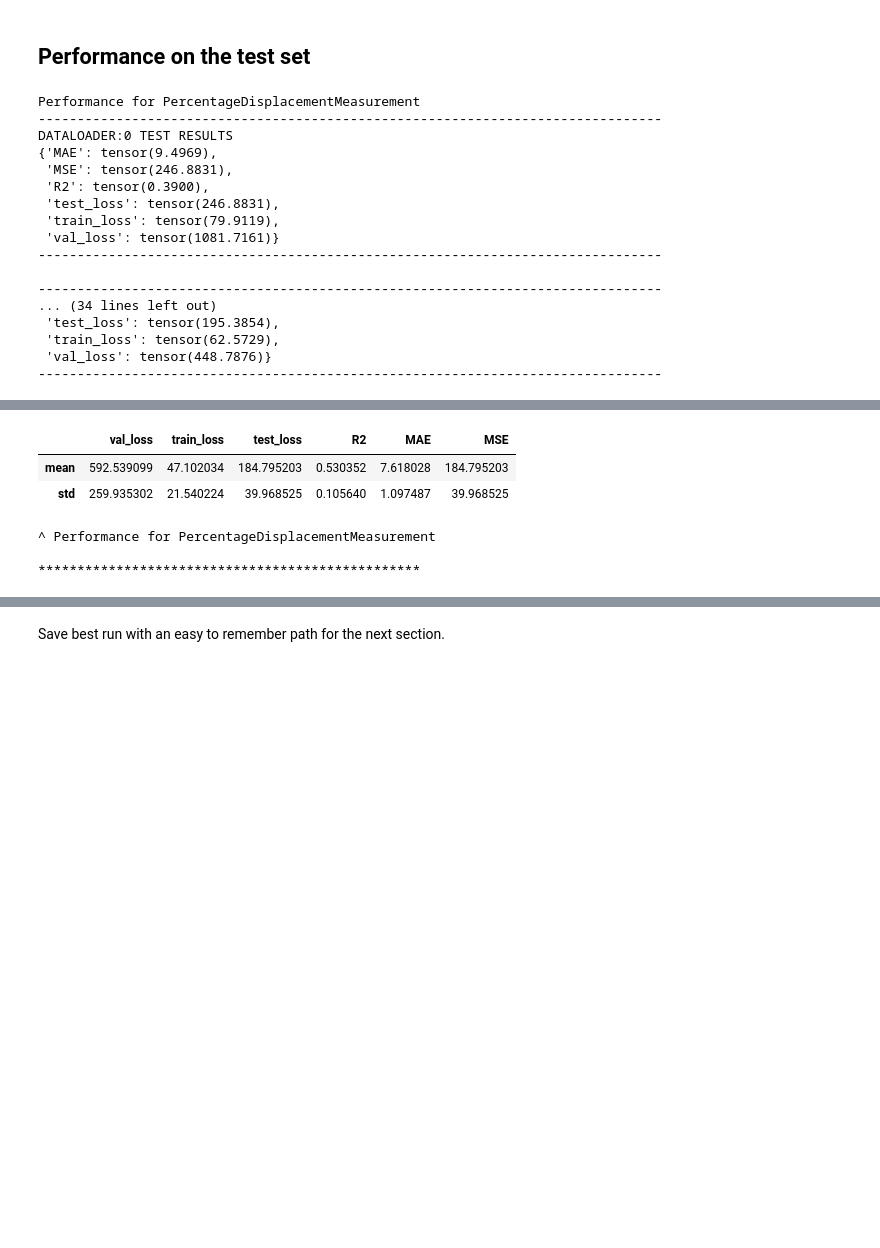
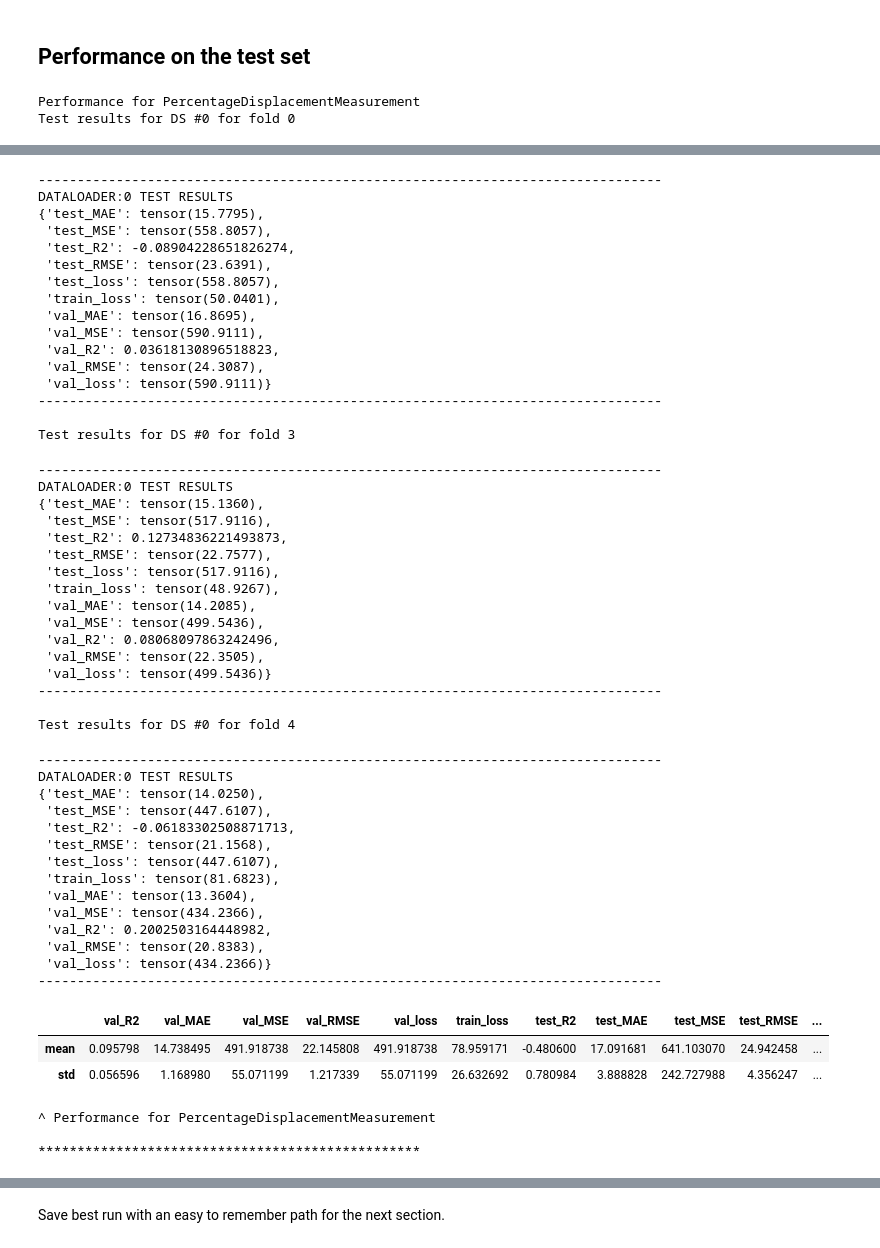
Before and after one commit to openkinome/experiments-binding-affinity, a Jupyter notebook: ligand-based/MorganFingerprint/LNN/train+test.ipynb, the cells around one changed output, grey strips where cells are left out. Cells and saved outputs as stored; diff of their text form; code cells hidden in the pictures; blank space fills up the shorter version.

```diff
--- a/ligand-based/MorganFingerprint/LNN/train+test.ipynb
+++ b/ligand-based/MorganFingerprint/LNN/train+test.ipynb
@@ -80,13 +80,13 @@ from pytorch_lightning import callbacks as plcb
 datamodule = MultiDataModule(
     datasets=[datasets[ONE_KINASE][mtype] for mtype in MEASUREMENT_TYPES],
     observation_models=[obs_models[mtype] for mtype in MEASUREMENT_TYPES],
-    batch_size=128, num_workers=4,
+    batch_size=128, num_workers=1,
 )
 
 # Configure callbacks
 early_stopping = plcb.EarlyStopping(
     monitor="val_loss",
-    min_delta=0.000000,
+    min_delta=0.00001,
     patience=10,
     mode="min",
 )
@@ -184,7 +189,6 @@ import pandas as pd
 # Wait on https://github.com/PyTorchLightning/pytorch-lightning/pull/4480 to use multiple dataloaders
 for index in datamodule.dataset_indices_by_size(reverse=True):
     print(f"Performance for {datamodule.measurement_types[index]}")
-    datamodule.active_dataset_index = index
     display(pd.DataFrame.from_dict(trainer.test(datamodule=datamodule, dataset_index=index)))
     print(f"^ Performance for {datamodule.measurement_types[index]}")
     print()
@@ -192,19 +196,4 @@ for index in datamodule.dataset_indices_by_size(reverse=True):
     print()
 # %% [output]
 Performance for PercentageDisplacementMeasurement
---------------------------------------------------------------------------------
-DATALOADER:0 TEST RESULTS
-{'MAE': tensor(9.4969),
- 'MSE': tensor(246.8831),
- 'R2': tensor(0.3900),
- 'test_loss': tensor(246.8831),
- 'train_loss': tensor(79.9119),
- 'val_loss': tensor(1081.7161)}
---------------------------------------------------------------------------------
-
---------------------------------------------------------------------------------
-... (34 lines left out)
- 'test_loss': tensor(195.3854),
- 'train_loss': tensor(62.5729),
- 'val_loss': tensor(448.7876)}
---------------------------------------------------------------------------------
+Test results for DS #0 for fold 0
@@ -211,9 +232,55 @@ DATALOADER:0 TEST RESULTS
+--------------------------------------------------------------------------------
+DATALOADER:0 TEST RESULTS
+{'test_MAE': tensor(15.7795),
+ 'test_MSE': tensor(558.8057),
+ 'test_R2': -0.08904228651826274,
+ 'test_RMSE': tensor(23.6391),
+ 'test_loss': tensor(558.8057),
+ 'train_loss': tensor(50.0401),
+ 'val_MAE': tensor(16.8695),
+ 'val_MSE': tensor(590.9111),
+ 'val_R2': 0.03618130896518823,
+ 'val_RMSE': tensor(24.3087),
+ 'val_loss': tensor(590.9111)}
+--------------------------------------------------------------------------------
+
+Test results for DS #0 for fold 3
+--------------------------------------------------------------------------------
+DATALOADER:0 TEST RESULTS
+{'test_MAE': tensor(15.1360),
+ 'test_MSE': tensor(517.9116),
+ 'test_R2': 0.12734836221493873,
+ 'test_RMSE': tensor(22.7577),
+ 'test_loss': tensor(517.9116),
+ 'train_loss': tensor(48.9267),
+ 'val_MAE': tensor(14.2085),
+ 'val_MSE': tensor(499.5436),
+ 'val_R2': 0.08068097863242496,
+ 'val_RMSE': tensor(22.3505),
+ 'val_loss': tensor(499.5436)}
+--------------------------------------------------------------------------------
+
+Test results for DS #0 for fold 4
+--------------------------------------------------------------------------------
+DATALOADER:0 TEST RESULTS
+{'test_MAE': tensor(14.0250),
+ 'test_MSE': tensor(447.6107),
+ 'test_R2': -0.06183302508871713,
+ 'test_RMSE': tensor(21.1568),
+ 'test_loss': tensor(447.6107),
+ 'train_loss': tensor(81.6823),
+ 'val_MAE': tensor(13.3604),
+ 'val_MSE': tensor(434.2366),
+ 'val_R2': 0.2002503164448982,
+ 'val_RMSE': tensor(20.8383),
+ 'val_loss': tensor(434.2366)}
+--------------------------------------------------------------------------------
-|  | val_loss | train_loss | test_loss | R2 | MAE | MSE |
-| mean | 592.539099 | 47.102034 | 184.795203 | 0.530352 | 7.618028 | 184.795203 |
-| std | 259.935302 | 21.540224 | 39.968525 | 0.105640 | 1.097487 | 39.968525 |
+|  | val_R2 | val_MAE | val_MSE | val_RMSE | val_loss | train_loss | test_R2 | test_MAE | test_MSE | test_RMSE | ... |
+| mean | 0.095798 | 14.738495 | 491.918738 | 22.145808 | 491.918738 | 78.959171 | -0.480600 | 17.091681 | 641.103070 | 24.942458 | ... |
+| std | 0.056596 | 1.168980 | 55.071199 | 1.217339 | 55.071199 | 26.632692 | 0.780984 | 3.888828 | 242.727988 | 4.356247 | ... |
-^ Performance for PercentageDisplacementMeasurement
-
-*************************************************
+^ Performance for PercentageDisplacementMeasurement
+
+*************************************************
 # %%
 %load_ext tensorboard
 %tensorboard --logdir {best_run.logger.log_dir}
```
Also changed, not shown: parts of 10 cells of this notebook.
